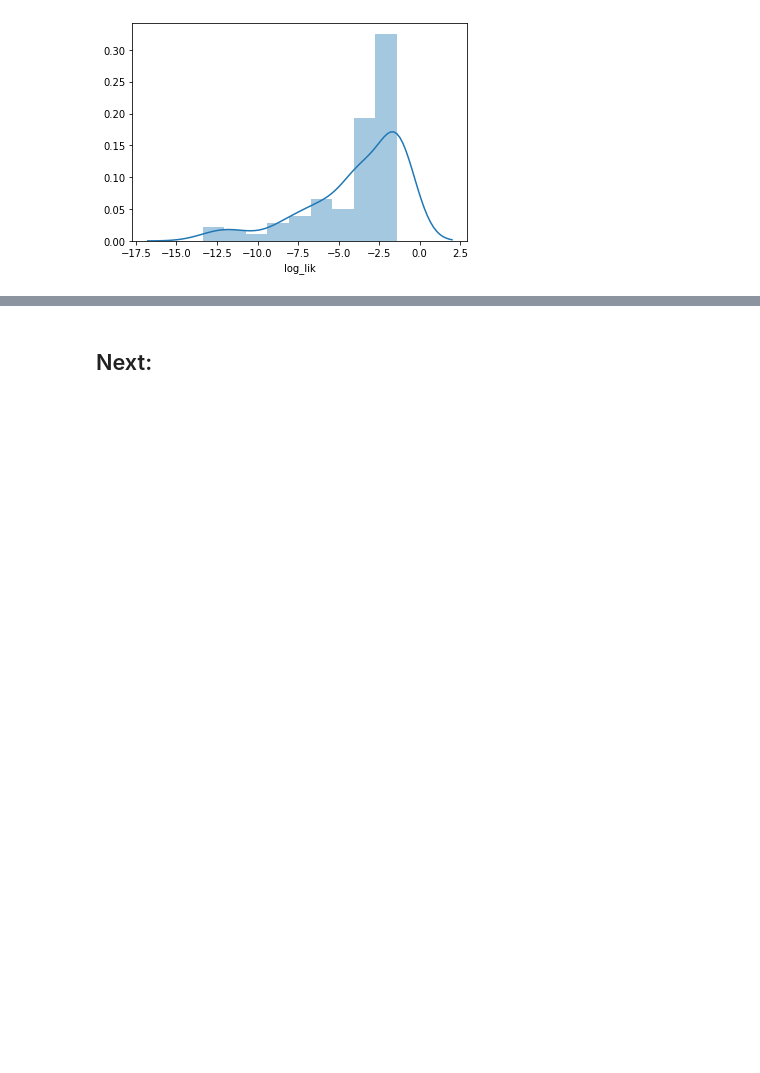
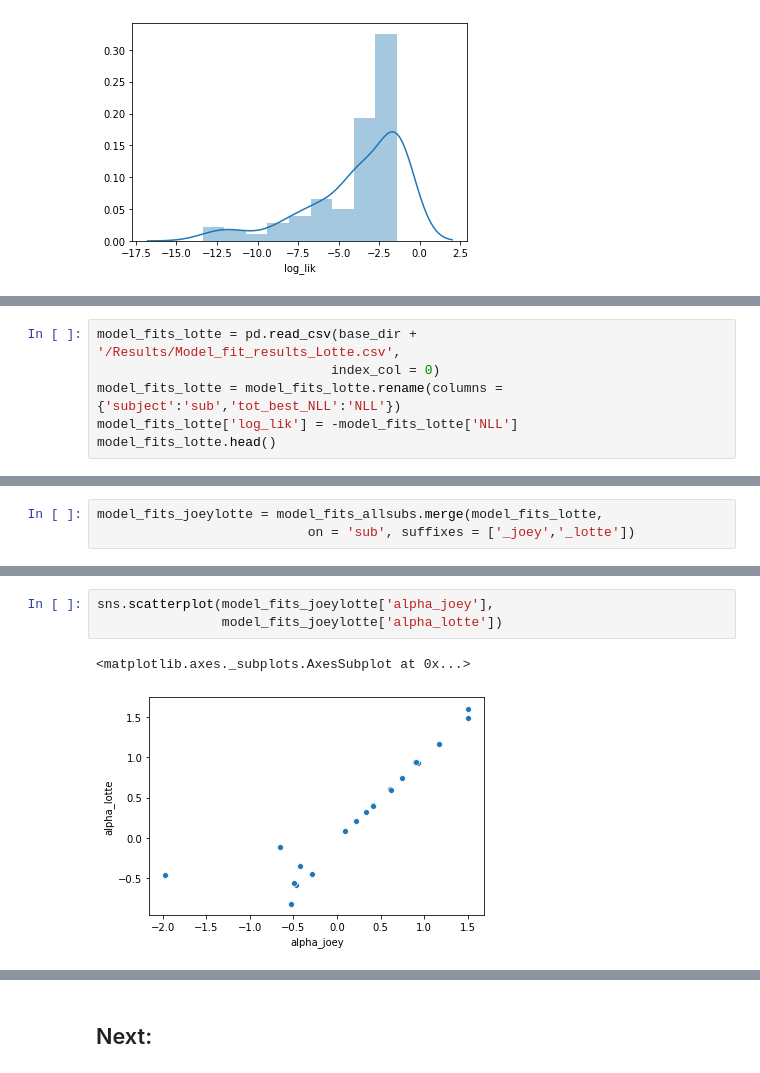
Before and after one commit to jeroenvanbaar/Computational_modeling_tutorial, a Jupyter notebook: 4.Automating_model_fitting_and_model_comparison.ipynb, the cells around one changed output, grey strips where cells are left out. Cells and saved outputs as stored; diff of their text form; blank space fills up the shorter version.

```diff
--- a/4.Automating_model_fitting_and_model_comparison.ipynb
+++ b/4.Automating_model_fitting_and_model_comparison.ipynb
@@ -276,0 +289,6 @@ sns.distplot(model_fits_allsubs.query('log_lik < -.1')['log_lik'])
+# %%
+model_fits_lotte = pd.read_csv(base_dir + '/Results/Model_fit_results_Lotte.csv',
+                              index_col = 0)
+model_fits_lotte = model_fits_lotte.rename(columns = {'subject':'sub','tot_best_NLL':'NLL'})
+model_fits_lotte['log_lik'] = -model_fits_lotte['NLL']
+model_fits_lotte.head()
@@ -276,0 +302,3 @@ sns.distplot(model_fits_allsubs.query('log_lik < -.1')['log_lik'])
+# %%
+model_fits_joeylotte = model_fits_allsubs.merge(model_fits_lotte,
+                           on = 'sub', suffixes = ['_joey','_lotte'])
@@ -276,0 +314,6 @@ sns.distplot(model_fits_allsubs.query('log_lik < -.1')['log_lik'])
+# %%
+sns.scatterplot(model_fits_joeylotte['alpha_joey'],
+                model_fits_joeylotte['alpha_lotte'])
+# %% [output]
+<matplotlib.axes._subplots.AxesSubplot at 0x...>
+[figure, added]
```
Also changed, not shown: parts of 39 cells of this notebook, 1 other file.
